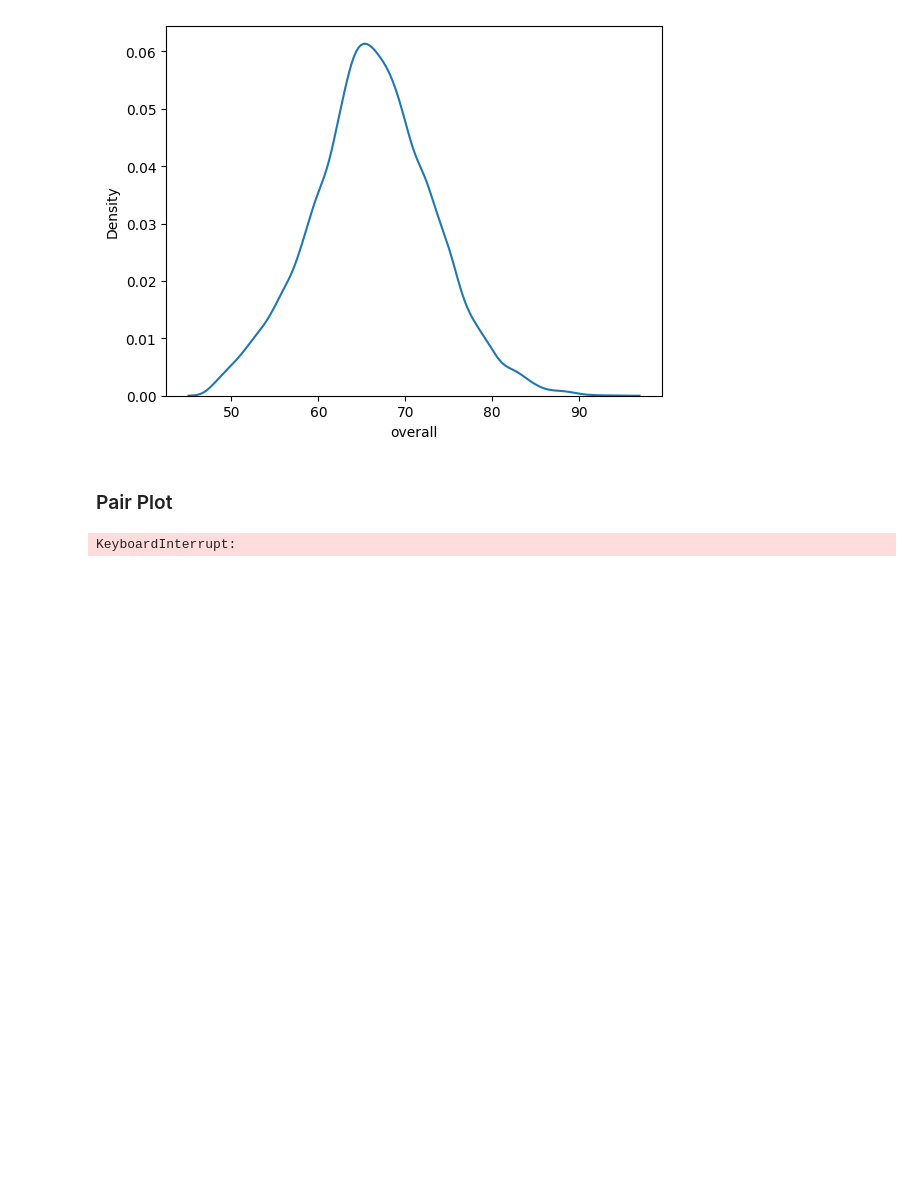
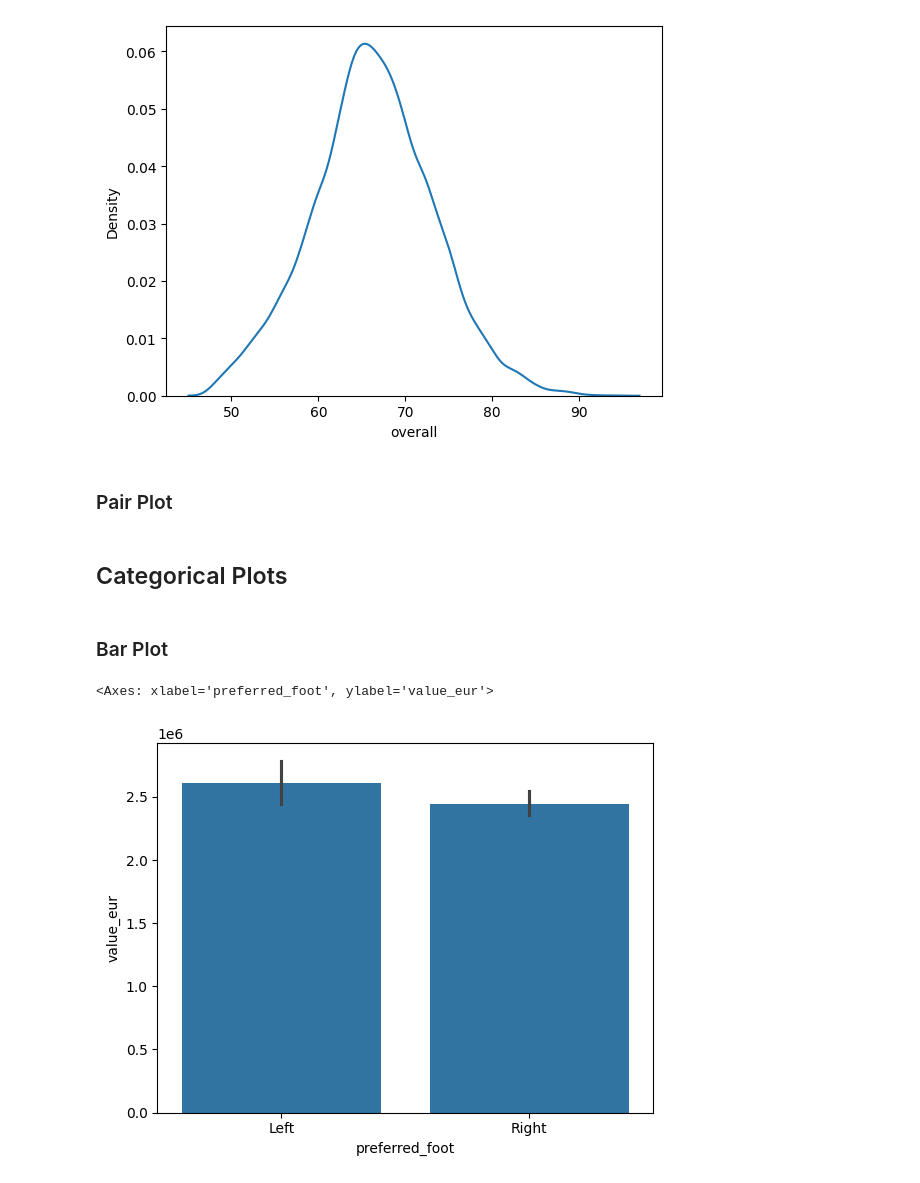
Before and after one commit to saajann/data-science, a Jupyter notebook: examples/03_football_EDA.ipynb, the cells around one changed output. Drawn from its saved outputs; the diff is of its cells as text; code cells hidden in the pictures; blank space fills up the shorter version.

```diff
--- a/examples/03_football_EDA.ipynb
+++ b/examples/03_football_EDA.ipynb
@@ -84,6 +88,13 @@ sns.kdeplot(df['overall'])
 # %% [markdown]
 ### Pair Plot
 # %%
-sns.pairplot(df)
+# sns.pairplot(df)
-# %% [output]
-KeyboardInterrupt:
+# %% [markdown]
+## Categorical Plots
+# %% [markdown]
+### Bar Plot
+# %%
+sns.barplot(data=df, x='preferred_foot', y='value_eur')
+# %% [output]
+<Axes: xlabel='preferred_foot', ylabel='value_eur'>
+[figure, added]
```
Also changed, not shown: parts of 14 cells of this notebook.
